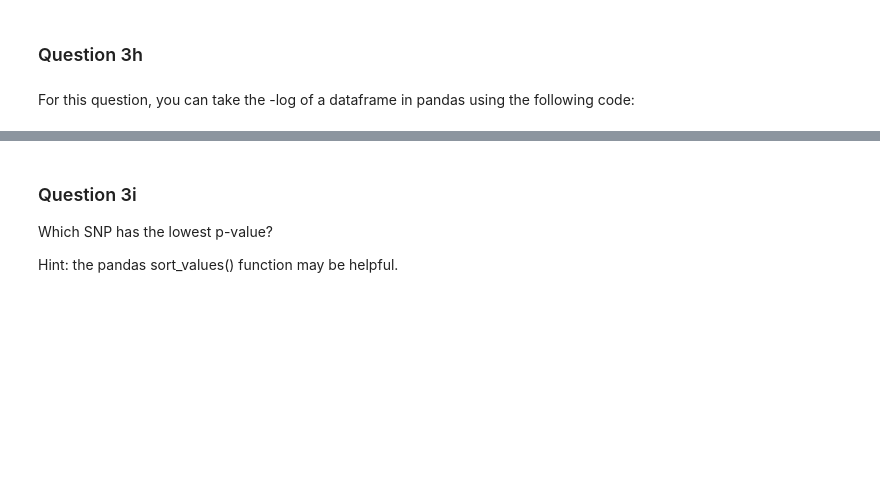
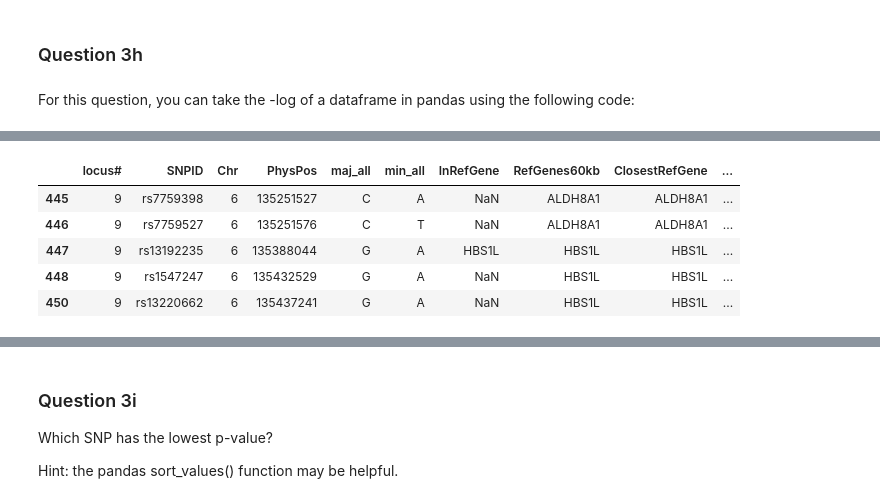
Before and after one commit to CArellG/humbio51, a Jupyter notebook: Weekly Assignments/HUMBIO51 Weekly Assignment 8-SOLUTIONS.ipynb, the cells around one changed output, grey strips where cells are left out. Saved outputs shown, nothing was run; the diff lists cells and outputs as text; code cells hidden in the pictures; blank space fills up the shorter version.

```diff
--- a/Weekly Assignments/HUMBIO51 Weekly Assignment 8-SOLUTIONS.ipynb
+++ b/Weekly Assignments/HUMBIO51 Weekly Assignment 8-SOLUTIONS.ipynb
@@ -378,0 +355,3 @@ See the caveats in the documentation: http://pandas.pydata.org/pandas-docs/stabl
+# %%
+tmp=-numpy.log10(locus_9_mcv['P.value'])
+tmp
@@ -379,3 +371,14 @@ See the caveats in the documentation: http://pandas.pydata.org/pandas-docs/stabl
+# %%
+locus_9_mcv['-logPvalue']=tmp
+# %%
+locus_9_mcv.head()
+# %% [output]
+|  | locus# | SNPID | Chr | PhysPos | maj_all | min_all | InRefGene | RefGenes60kb | ClosestRefGene | ... |
+| 445 | 9 | rs7759398 | 6 | 135251527 | C | A | NaN | ALDH8A1 | ALDH8A1 | ... |
+| 446 | 9 | rs7759527 | 6 | 135251576 | C | T | NaN | ALDH8A1 | ALDH8A1 | ... |
+| 447 | 9 | rs13192235 | 6 | 135388044 | G | A | HBS1L | HBS1L | HBS1L | ... |
+| 448 | 9 | rs1547247 | 6 | 135432529 | G | A | NaN | HBS1L | HBS1L | ... |
+| 450 | 9 | rs13220662 | 6 | 135437241 | G | A | NaN | HBS1L | HBS1L | ... |
 # %%
 #Make a scatter plot of the physical position (column name: 'PhysPos') on the x-axis versus
 #the -log10 of the p-value (column name:'P.value') for the SNPs in locus 9 on the y-axis.
```
Also changed, not shown: parts of 15 cells of this notebook, 7 other files.
